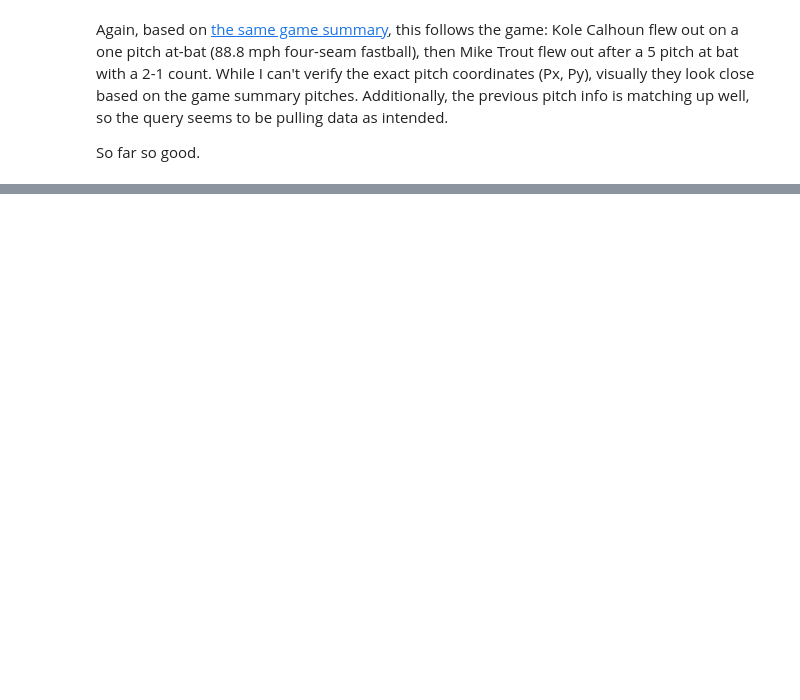
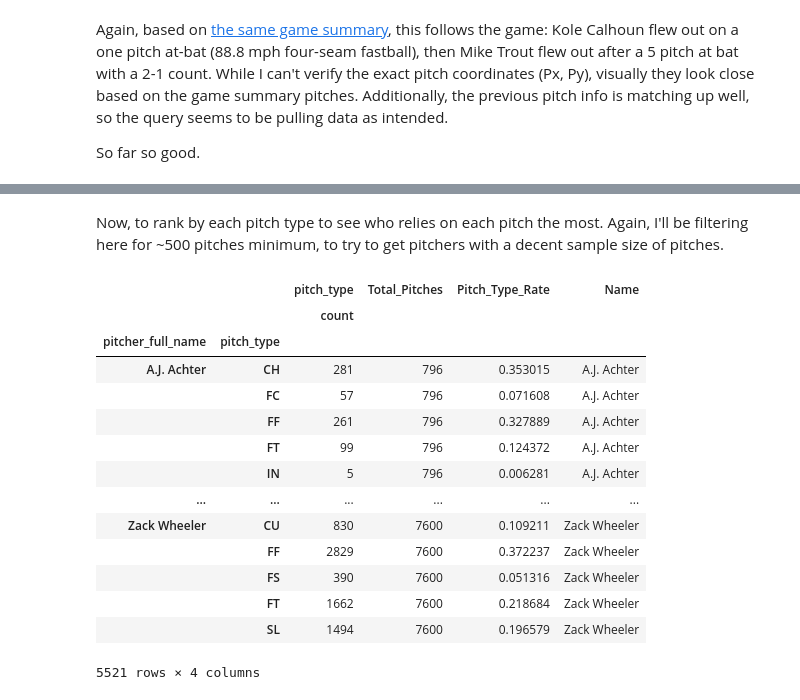
Before and after one commit to pbovard63/Predicting_MLB_Pitches, a Jupyter notebook: initial_sql_queries.ipynb, the cells around one changed output, grey strips where cells are left out. Drawn from its saved outputs; the diff is of its cells as text; code cells hidden in the pictures; blank space fills up the shorter version.

```diff
--- a/initial_sql_queries.ipynb
+++ b/initial_sql_queries.ipynb
@@ -320,0 +630,6 @@ So far so good.
+# %%
+for i, pitcher in enumerate(pitcher_type_df.index):
+    pitcher_name = pitcher[0]
+    total_pitches = pitcher_total_pitches.loc[pitcher_name, ('pitch_type', 'count')]
+    pitcher_type_df.iloc[i, 1] = total_pitches
+pitcher_type_df.head(15)
@@ -320,0 +657,2 @@ So far so good.
+# %%
+pitcher_type_df['Pitch_Type_Rate'] = pitcher_type_df[('pitch_type', 'count')] / pitcher_type_df[('Total_Pitches', )]
@@ -320,0 +661,5 @@ So far so good.
+# %%
+pitcher_type_df['Name'] = ''
+# %%
+for i, name in enumerate(pitcher_type_df.index):
+    pitcher_type_df.iloc[i, 3] = name[0]
@@ -320,0 +677,20 @@ So far so good.
+# %% [markdown]
+Now, to rank by each pitch type to see who relies on each pitch the most.  Again, I'll be filtering here for ~500 pitches minimum, to try to get pitchers with a decent sample size of pitches.
+# %%
+pitcher_type_df[pitcher_type_df[('Total_Pitches', )] >= 500]
+# %% [output]
+|  |  | pitch_type | Total_Pitches | Pitch_Type_Rate | Name |
+|  |  | count |  |  |  |
+| pitcher_full_name | pitch_type |  |  |  |  |
+| A.J. Achter | CH | 281 | 796 | 0.353015 | A.J. Achter |
+|  | FC | 57 | 796 | 0.071608 | A.J. Achter |
+|  | FF | 261 | 796 | 0.327889 | A.J. Achter |
+|  | FT | 99 | 796 | 0.124372 | A.J. Achter |
+|  | IN | 5 | 796 | 0.006281 | A.J. Achter |
+| ... | ... | ... | ... | ... | ... |
+| Zack Wheeler | CU | 830 | 7600 | 0.109211 | Zack Wheeler |
+|  | FF | 2829 | 7600 | 0.372237 | Zack Wheeler |
+|  | FS | 390 | 7600 | 0.051316 | Zack Wheeler |
+|  | FT | 1662 | 7600 | 0.218684 | Zack Wheeler |
+|  | SL | 1494 | 7600 | 0.196579 | Zack Wheeler |
+5521 rows × 4 columns
```
Also changed, not shown: parts of 56 cells of this notebook.
